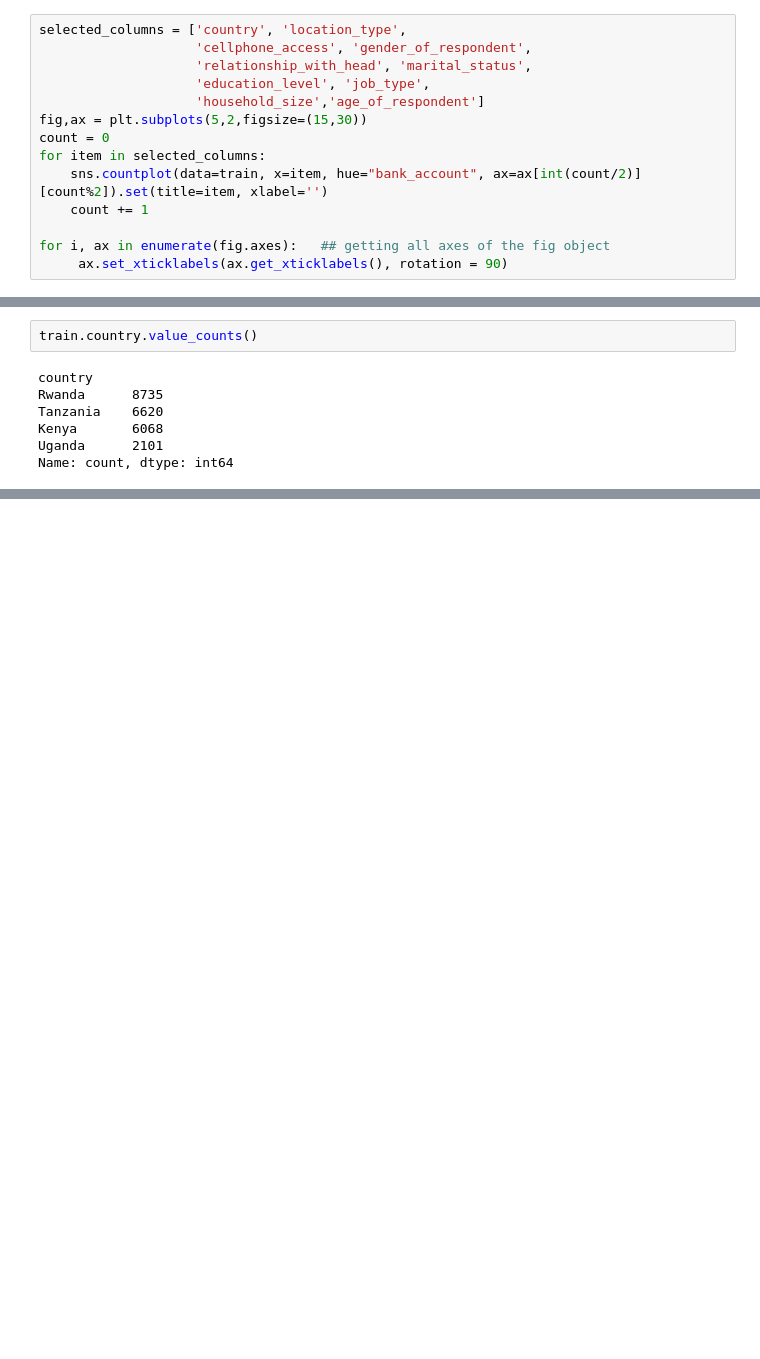
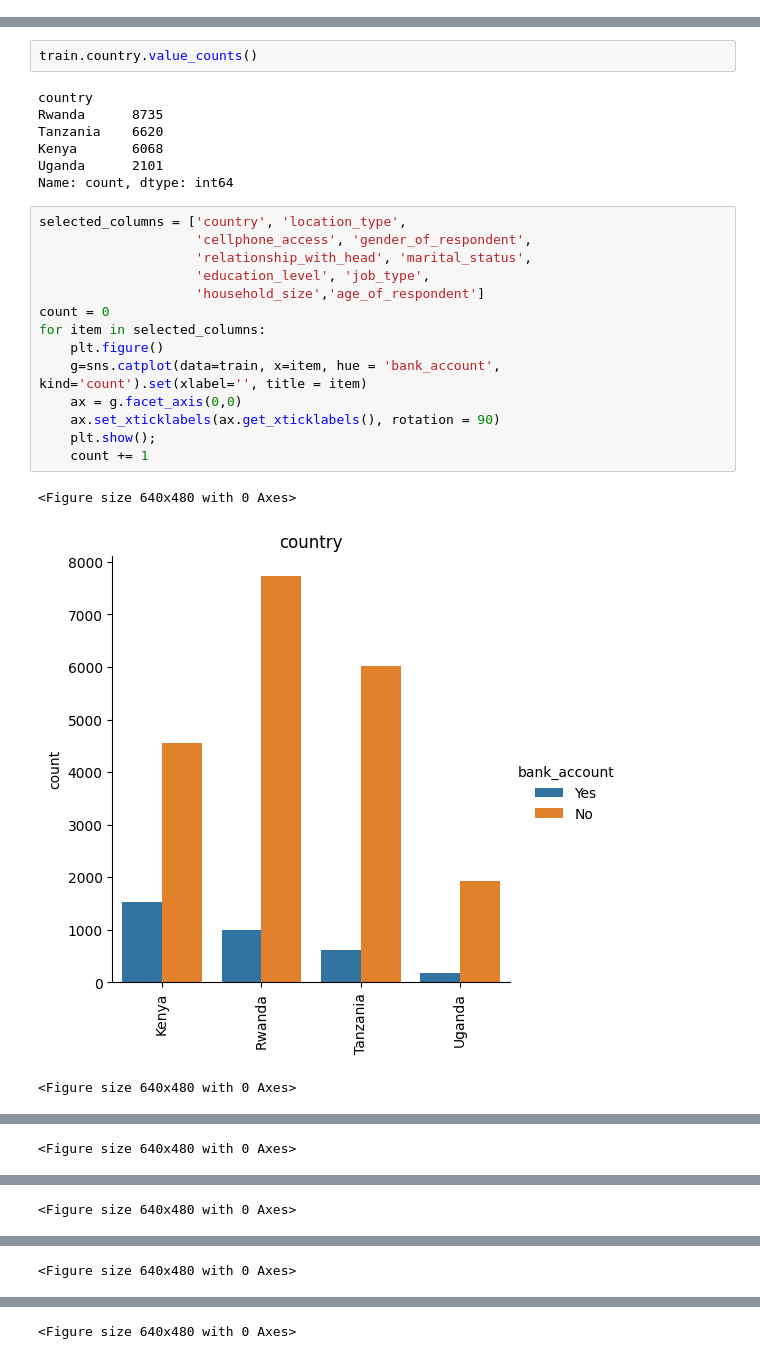
Before and after one commit to M4R1T4/ml_project_financial_inclusion, a Jupyter notebook: 01_Data_and_EDA.ipynb, the cells around one changed output, grey strips where cells are left out. Drawn from its saved outputs; the diff is of its cells as text; blank space fills up the shorter version.

```diff
--- a/01_Data_and_EDA.ipynb
+++ b/01_Data_and_EDA.ipynb
@@ -102,17 +102,3 @@ for i, ax in enumerate(fig.axes):   ## getting all axes of the fig object
      ax.set_xticklabels(ax.get_xticklabels(), rotation = 90)
 # %% [output]
 [figure]
-# %%
-selected_columns = ['country', 'location_type',
-                    'cellphone_access', 'gender_of_respondent',
-                    'relationship_with_head', 'marital_status',
-                    'education_level', 'job_type',
-                    'household_size','age_of_respondent']
-fig,ax = plt.subplots(5,2,figsize=(15,30))
-count = 0
-for item in selected_columns:
-    sns.countplot(data=train, x=item, hue="bank_account", ax=ax[int(count/2)][count%2]).set(title=item, xlabel='')
-    count += 1
-
-for i, ax in enumerate(fig.axes):   ## getting all axes of the fig object
-     ax.set_xticklabels(ax.get_xticklabels(), rotation = 90)
@@ -152,3 +127,21 @@ Tanzania    6620
 Kenya       6068
 Uganda      2101
 Name: count, dtype: int64
+# %%
+selected_columns = ['country', 'location_type',
+                    'cellphone_access', 'gender_of_respondent',
+                    'relationship_with_head', 'marital_status',
+                    'education_level', 'job_type',
+                    'household_size','age_of_respondent']
+count = 0
+for item in selected_columns:
+    plt.figure()
+    g=sns.catplot(data=train, x=item, hue = 'bank_account', kind='count').set(xlabel='', title = item)
+    ax = g.facet_axis(0,0)
+    ax.set_xticklabels(ax.get_xticklabels(), rotation = 90)
+    plt.show();
+    count += 1
+# %% [output]
+<Figure size 640x480 with 0 Axes>
+[figure, added]
+<Figure size 640x480 with 0 Axes>
@@ -154,0 +149 @@ Name: count, dtype: int64
+<Figure size 640x480 with 0 Axes>
@@ -154,0 +151 @@ Name: count, dtype: int64
+<Figure size 640x480 with 0 Axes>
@@ -154,0 +153 @@ Name: count, dtype: int64
+<Figure size 640x480 with 0 Axes>
@@ -154,0 +155 @@ Name: count, dtype: int64
+<Figure size 640x480 with 0 Axes>
```
Also changed, not shown: parts of 4 cells of this notebook, 3 other files.
